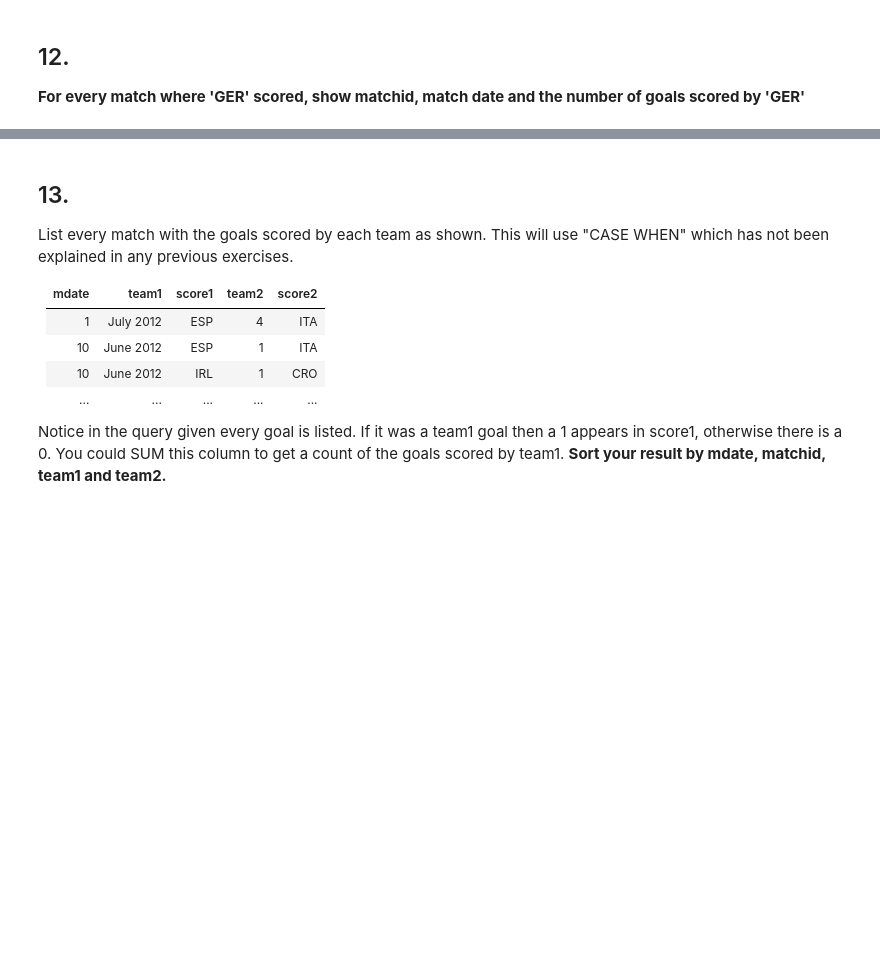
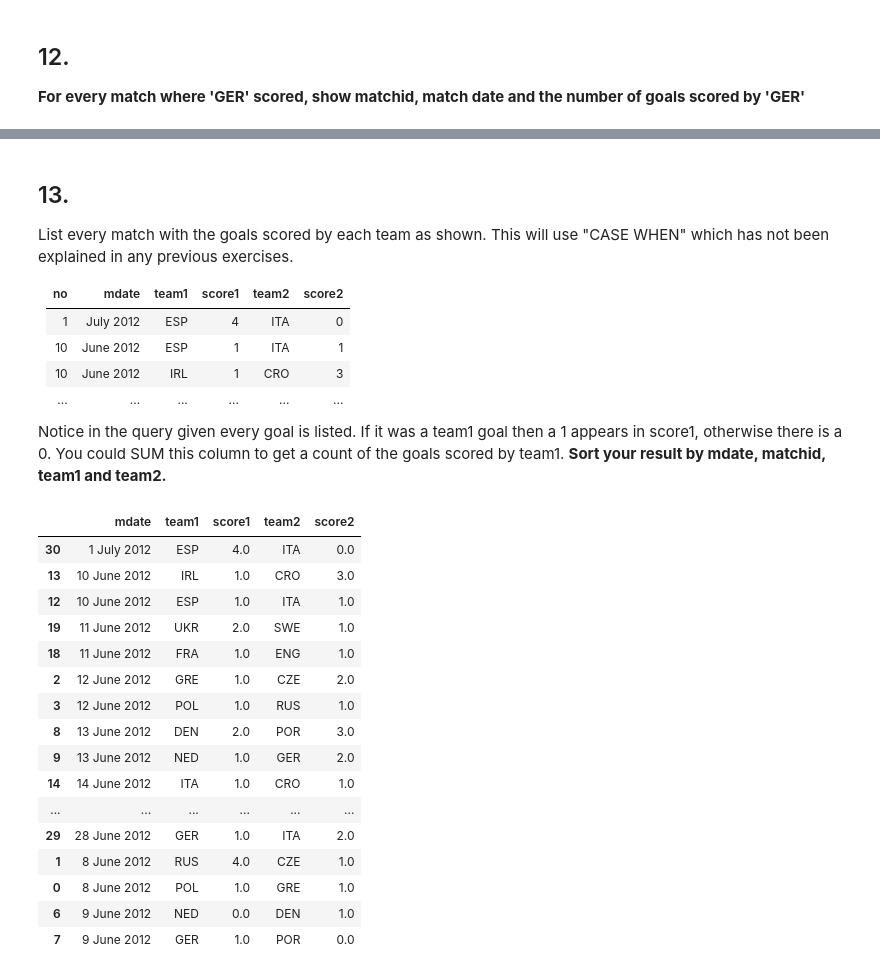
Before and after one commit to madlogos/sqlzoo, a Jupyter notebook: Spark/06 JOIN.ipynb, the cells around one changed output, grey strips where cells are left out. Drawn from its saved outputs; the diff is of its cells as text; code cells hidden in the pictures; blank space fills up the shorter version.

```diff
--- a/Spark/06 JOIN.ipynb
+++ b/Spark/06 JOIN.ipynb
@@ -13,3 +27,7 @@ The data is available (mysql format) at <http://sqlzoo.net/euro2012.sql>
 The first example shows the goal scored by a player with the last name 'Bender'. The `*` says to list all the columns in the table - a shorter way of saying `matchid, teamid, player, gtime`
 
 **Modify it to show the matchid and player name for all goals scored by Germany. To identify German players, check for: `teamid = 'GER'`**
+# %%
+game = pd.read_sql_table('game', engine)
+goal = pd.read_sql_table('goal', engine)
+eteam = pd.read_sql_table('eteam', engine)
@@ -90,11 +252,40 @@ Show teamname and the total number of goals scored.
 ## 13.
 List every match with the goals scored by each team as shown. This will use "CASE WHEN" which has not been explained in any previous exercises.
 
-mdate	| team1	| score1	| team2	| score2
---------|-------|-----------|-------|----------
-1  | July 2012	| ESP	| 4	| ITA	| 0
-10 | June 2012	| ESP	| 1	| ITA	| 1
-10 | June 2012	| IRL	| 1	| CRO	| 3
-... | ... | ... | ... | ...
+no  | mdate      | team1  | score1 | team2 | score2
+----|------------|--------|--------|-------|--------
+1   | July 2012  | ESP    | 4      | ITA   | 0
+10  | June 2012  | ESP    | 1      | ITA   | 1
+10  | June 2012  | IRL    | 1      | CRO   | 3
+... | ...        | ...    | ...    | ...   | ...
 
 Notice in the query given every goal is listed. If it was a team1 goal then a 1 appears in score1, otherwise there is a 0. You could SUM this column to get a count of the goals scored by team1. **Sort your result by mdate, matchid, team1 and team2.**
+# %%
+s = (goal[['matchid', 'teamid', 'player']]
+     .groupby(['matchid', 'teamid'])
+     .count().reset_index())
+
+(game.merge(s, how='left', left_on=['id', 'team1'], right_on=['matchid', 'teamid'])
+    .merge(s, how='left', left_on=['id', 'team2'], right_on=['matchid', 'teamid'])
+    .loc[:, ['mdate', 'team1', 'player_x', 'team2', 'player_y']]
+    .fillna(0)
+    .rename(columns={'player_x': 'score1', 'player_y': 'score2'})
+    .sort_values('mdate'))
+# %% [output]
+|  | mdate | team1 | score1 | team2 | score2 |
+| 30 | 1 July 2012 | ESP | 4.0 | ITA | 0.0 |
+| 13 | 10 June 2012 | IRL | 1.0 | CRO | 3.0 |
+| 12 | 10 June 2012 | ESP | 1.0 | ITA | 1.0 |
+| 19 | 11 June 2012 | UKR | 2.0 | SWE | 1.0 |
+| 18 | 11 June 2012 | FRA | 1.0 | ENG | 1.0 |
+| 2 | 12 June 2012 | GRE | 1.0 | CZE | 2.0 |
+| 3 | 12 June 2012 | POL | 1.0 | RUS | 1.0 |
+| 8 | 13 June 2012 | DEN | 2.0 | POR | 3.0 |
+| 9 | 13 June 2012 | NED | 1.0 | GER | 2.0 |
+| 14 | 14 June 2012 | ITA | 1.0 | CRO | 1.0 |
+| ... | ... | ... | ... | ... | ... |
+| 29 | 28 June 2012 | GER | 1.0 | ITA | 2.0 |
+| 1 | 8 June 2012 | RUS | 4.0 | CZE | 1.0 |
+| 0 | 8 June 2012 | POL | 1.0 | GRE | 1.0 |
+| 6 | 9 June 2012 | NED | 0.0 | DEN | 1.0 |
+| 7 | 9 June 2012 | GER | 1.0 | POR | 0.0 |
```
Also changed, not shown: parts of 13 cells of this notebook, 10 other files.
